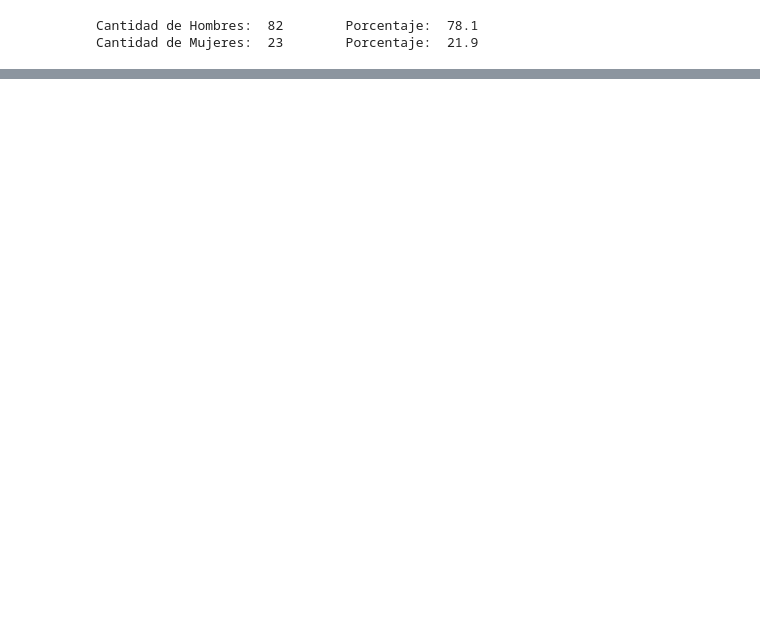
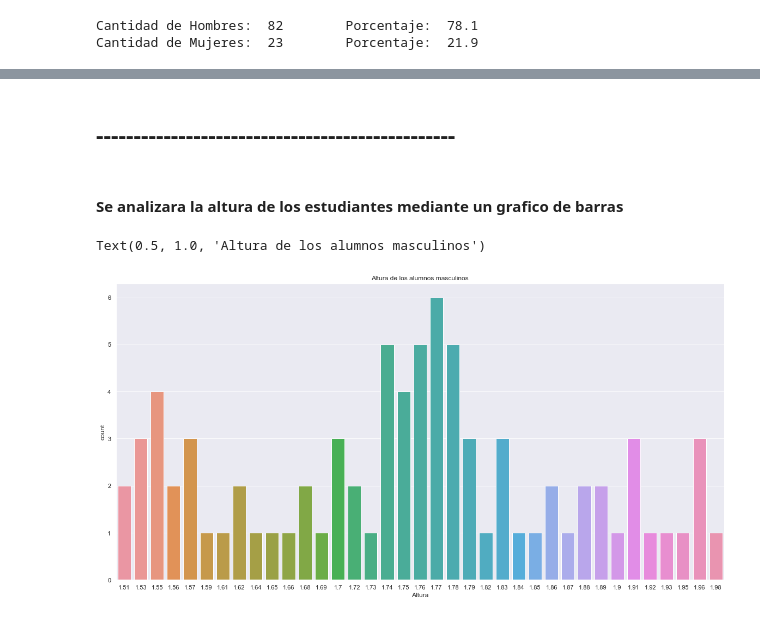
Before and after one commit to d4niel-san/Probabilidad-Aplicada, a Jupyter notebook: TP Final - Mermoz.ipynb, the cells around one changed output, grey strips where cells are left out. Cells and saved outputs as stored; diff of their text form; code cells hidden in the pictures; blank space fills up the shorter version.

```diff
--- a/TP Final - Mermoz.ipynb
+++ b/TP Final - Mermoz.ipynb
@@ -52,0 +133,16 @@ plt.show()
+# %% [markdown]
+## ------------------------------------------------
+# %% [markdown]
+#### Se analizara la altura de los estudiantes mediante un grafico de barras
+# %%
+dfGH = df[["Genero","Altura"]]
+dfGH = dfGH[dfGH["Genero"].str.contains("Masculino")]
+Genero = dfGH.Genero
+Altura = dfGH.Altura
+
+sns.set(rc={'figure.figsize':(20,10)})
+sns.countplot(x=Altura)
+plt.title("Altura de los alumnos masculinos")
+# %% [output]
+Text(0.5, 1.0, 'Altura de los alumnos masculinos')
+[figure, added]
```
Also changed, not shown: parts of 24 cells of this notebook, 2 other files.
